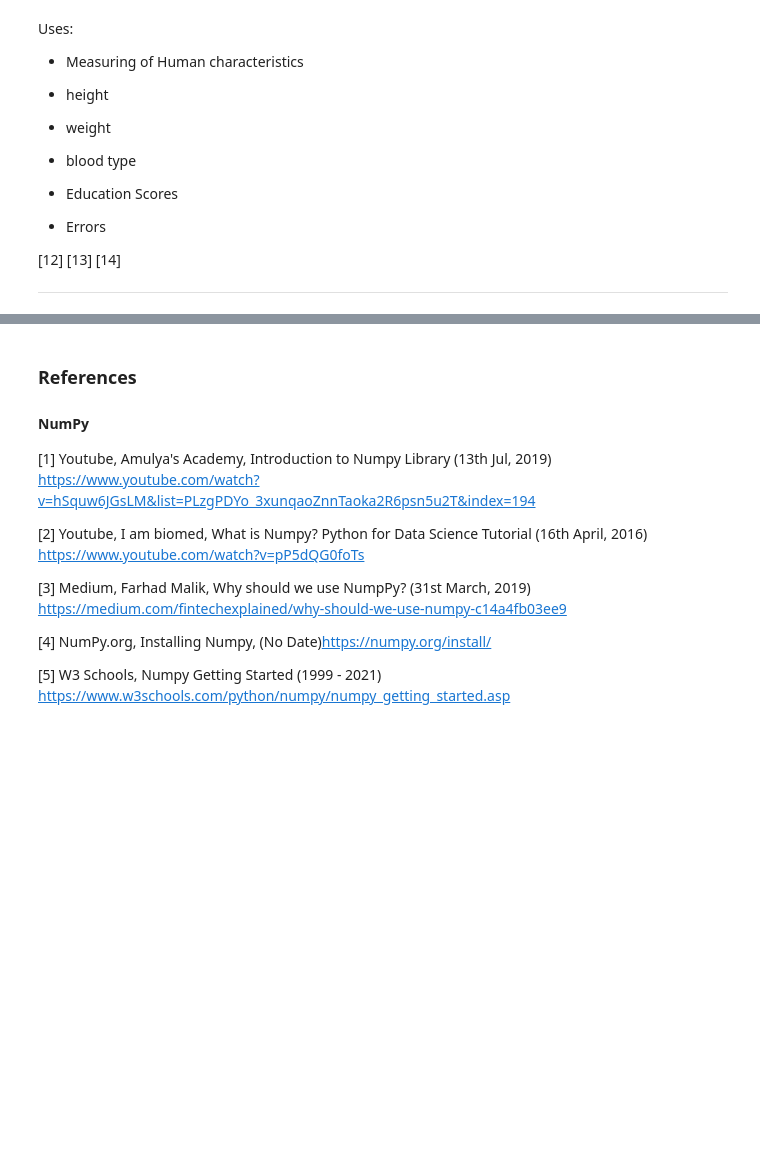
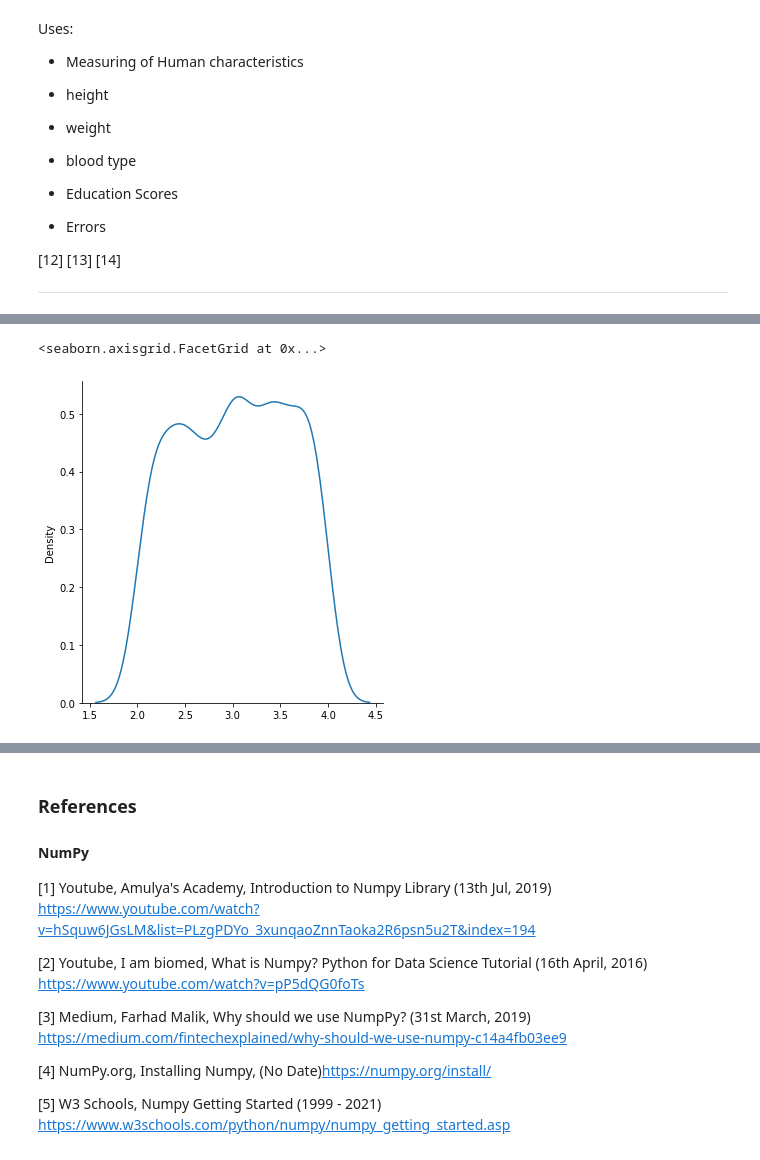
Before and after one commit to VCurry20/PDANumpy, a Jupyter notebook: Numpy.ipynb, the cells around one changed output, grey strips where cells are left out. Cells and saved outputs as stored; diff of their text form; code cells hidden in the pictures; blank space fills up the shorter version.

```diff
--- a/Numpy.ipynb
+++ b/Numpy.ipynb
@@ -834,0 +877,9 @@ text
+# %%
+uniform2 = rng.uniform(2, 4, size=(1000))    # random.uniform  - low=2 / high=4 / size 1000
+
+sns.displot(uniform2, kind='kde')            # plot seaborn displot( uniform data, kind - lines)
+
+# here plotting just one line - and 1000 plots on that line the uniform aspect becomes more apparent
+# %% [output]
+<seaborn.axisgrid.FacetGrid at 0x...>
+[figure, added]
```
Also changed, not shown: parts of 50 cells of this notebook, 1 other file.
